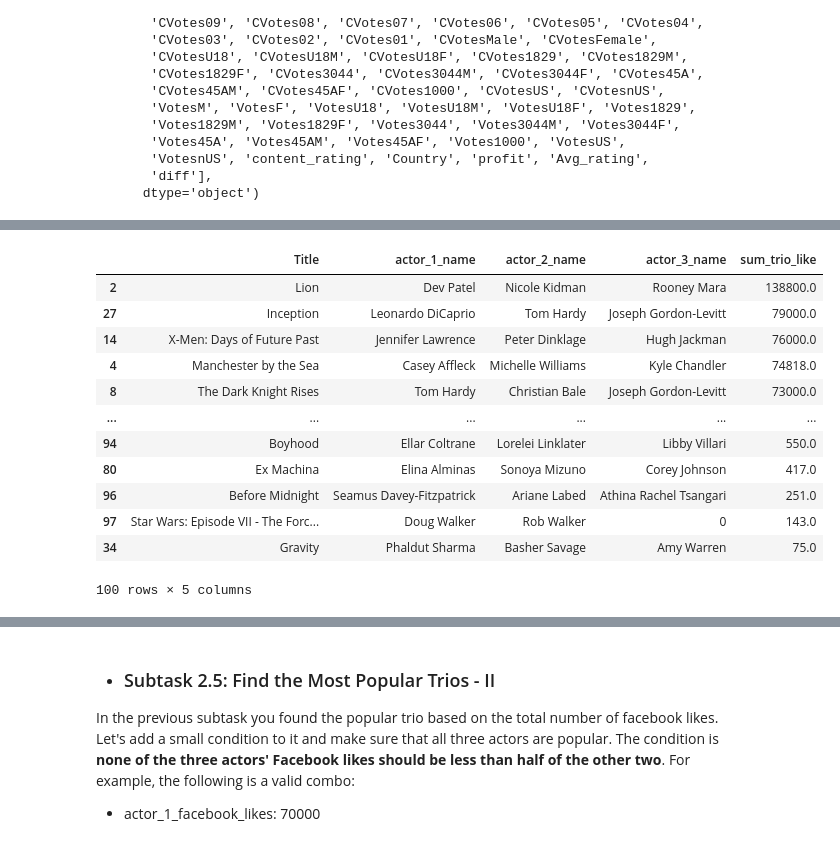
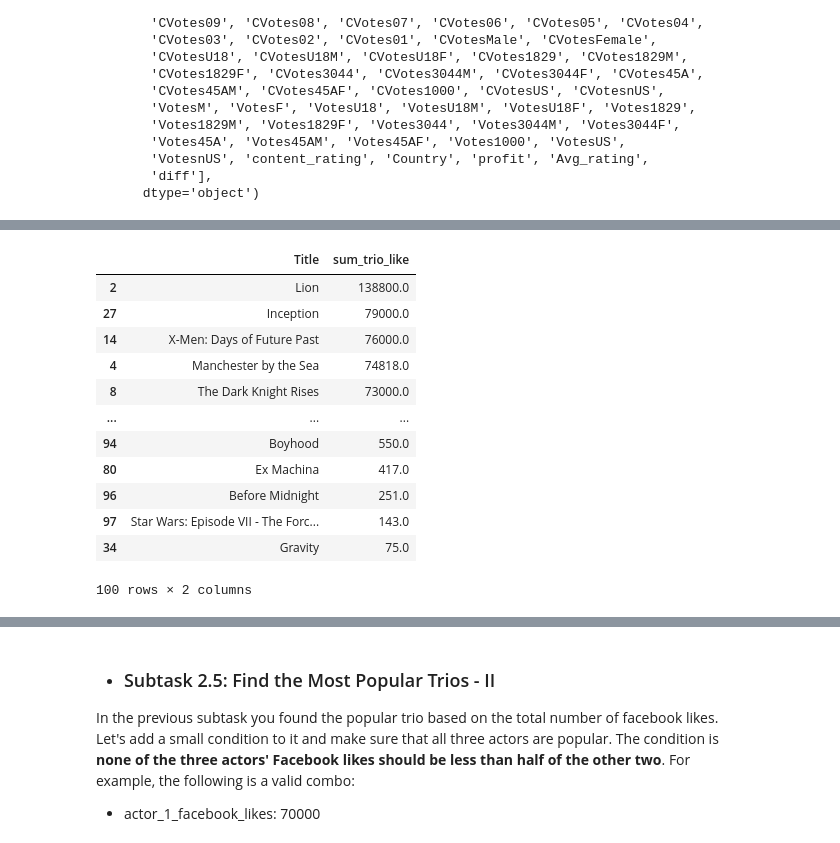
Before and after one commit to Mathieu-Germain/LogicMojo-AI-ML-April26-Mathieu, a Jupyter notebook: IMDb+Movie+Assignment.ipynb, the cells around one changed output, grey strips where cells are left out. Cells and saved outputs as stored; diff of their text form; code cells hidden in the pictures.

```diff
--- a/IMDb+Movie+Assignment.ipynb
+++ b/IMDb+Movie+Assignment.ipynb
@@ -279,7 +330,8 @@ As a part of this subtask, you are required to find out the highest rated movies
     - Sort these values in a descending order of `Avg_rating` and retain only the movies with a rating equal to higher than `8` and store these movies in a new dataframe `UniversalAcclaim`.
 # %%
 # Change the scale of MetaCritic
-df['MetaCritic'] = df['MetaCritic'] / 10
+movies['MetaCritic'] = movies['MetaCritic'] / 10
 # %%
 # Find the average ratings
-df['Avg_rating'] = (df['IMDb_rating'] + df['MetaCritic']) / 2
+movies['Avg_rating'] = (movies['IMDb_rating'] + movies['MetaCritic']) / 2
+movies.head()
@@ -286,7 +346,7 @@ df['Avg_rating'] = (df['IMDb_rating'] + df['MetaCritic']) / 2
 # %%
 #Sort in descending order of average rating
-df = df.sort_values(by='Avg_rating', ascending=False)
-df
+movies = movies.sort_values(by='Avg_rating', ascending=False)
+movies.head(100)
 # %% [output]
 |  | Title | title_year | budget | Gross | actor_1_name | actor_2_name | actor_3_name | actor_1_facebook_likes | ... |
 | 94 | Boyhood | 2014 | 4.0 | 25.359200 | Ellar Coltrane | Lorelei Linklater | Libby Villari | 230 | ... |
@@ -304,7 +364,7 @@ df
 # %%
 # Find the movies with metacritic-rating < 0.5 and also with the average rating of >8
-df['diff'] = abs(df['MetaCritic'] - df['IMDb_rating'])
-UniversalAcclaim = df[(df['diff'] < 0.5) & (df['Avg_rating'] > 8)]
+movies['diff'] = abs(movies['MetaCritic'] - movies['IMDb_rating'])
+UniversalAcclaim = movies[(movies['diff'] < 0.5) & (movies['Avg_rating'] < 8)]
 UniversalAcclaim.head()
 # %% [output]
 |  | Title | title_year | budget | Gross | actor_1_name | actor_2_name | actor_3_name | actor_1_facebook_likes | ... |
@@ -395,19 +433,21 @@ trio_fblike
 100 rows × 6 columns
 # %%
 # Display the 'Title' and 'sum_trio_like' columns in descending order
-top_fb_like = df[['Title', 'actor_1_name',	'actor_2_name',	'actor_3_name', 'sum_trio_like']]
-top_fb_like.sort_values(by='sum_trio_like', ascending=False)
+movies['sum_trio_like'] = movies[['actor_1_facebook_likes', 'actor_2_facebook_likes', 'actor_3_facebook_likes']].sum(axis=1)
+movies.sort_values(by='sum_trio_like', ascending=False)[['Title', 'sum_trio_like']]
+# top_fb_like = movies[['Title', 'actor_1_name',	'actor_2_name',	'actor_3_name', 'sum_trio_like']]
+# top_fb_like.sort_values(by='sum_trio_like', ascending=False)
 # %% [output]
-|  | Title | actor_1_name | actor_2_name | actor_3_name | sum_trio_like |
-| 2 | Lion | Dev Patel | Nicole Kidman | Rooney Mara | 138800.0 |
-| 27 | Inception | Leonardo DiCaprio | Tom Hardy | Joseph Gordon-Levitt | 79000.0 |
-| 14 | X-Men: Days of Future Past | Jennifer Lawrence | Peter Dinklage | Hugh Jackman | 76000.0 |
-| 4 | Manchester by the Sea | Casey Affleck | Michelle Williams | Kyle Chandler | 74818.0 |
-| 8 | The Dark Knight Rises | Tom Hardy | Christian Bale | Joseph Gordon-Levitt | 73000.0 |
-| ... | ... | ... | ... | ... | ... |
-| 94 | Boyhood | Ellar Coltrane | Lorelei Linklater | Libby Villari | 550.0 |
-| 80 | Ex Machina | Elina Alminas | Sonoya Mizuno | Corey Johnson | 417.0 |
-| 96 | Before Midnight | Seamus Davey-Fitzpatrick | Ariane Labed | Athina Rachel Tsangari | 251.0 |
-| 97 | Star Wars: Episode VII - The Forc... | Doug Walker | Rob Walker | 0 | 143.0 |
-| 34 | Gravity | Phaldut Sharma | Basher Savage | Amy Warren | 75.0 |
+|  | Title | sum_trio_like |
+| 2 | Lion | 138800.0 |
+| 27 | Inception | 79000.0 |
+| 14 | X-Men: Days of Future Past | 76000.0 |
+| 4 | Manchester by the Sea | 74818.0 |
+| 8 | The Dark Knight Rises | 73000.0 |
+| ... | ... | ... |
+| 94 | Boyhood | 550.0 |
+| 80 | Ex Machina | 417.0 |
+| 96 | Before Midnight | 251.0 |
+| 97 | Star Wars: Episode VII - The Forc... | 143.0 |
+| 34 | Gravity | 75.0 |
-100 rows × 5 columns
+100 rows × 2 columns
```
Also changed, not shown: parts of 75 cells of this notebook.
